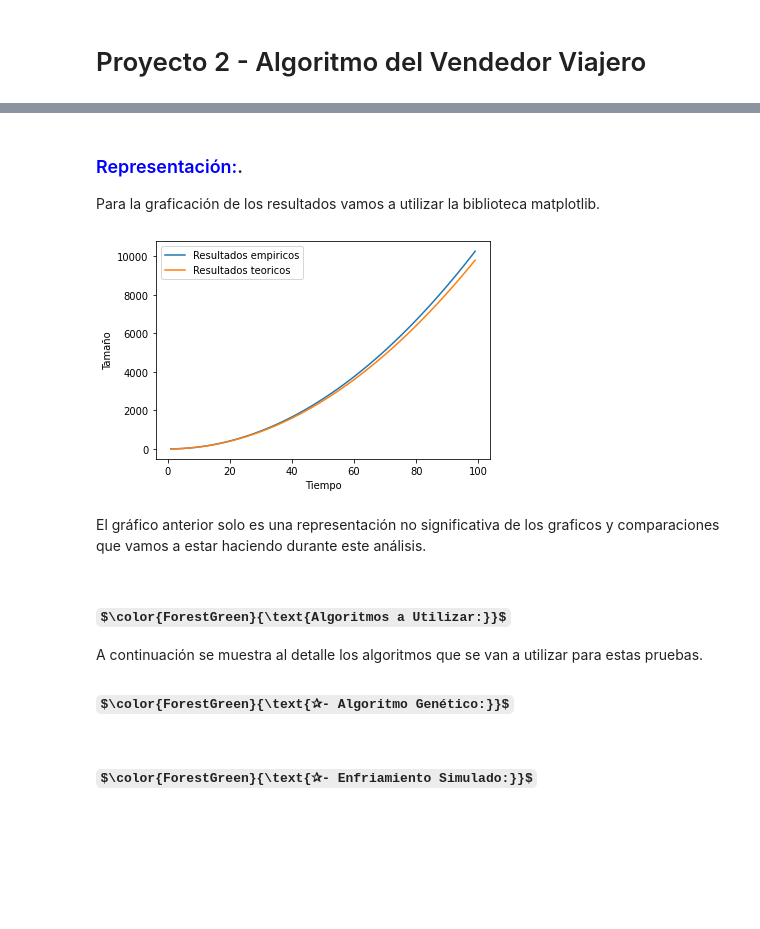
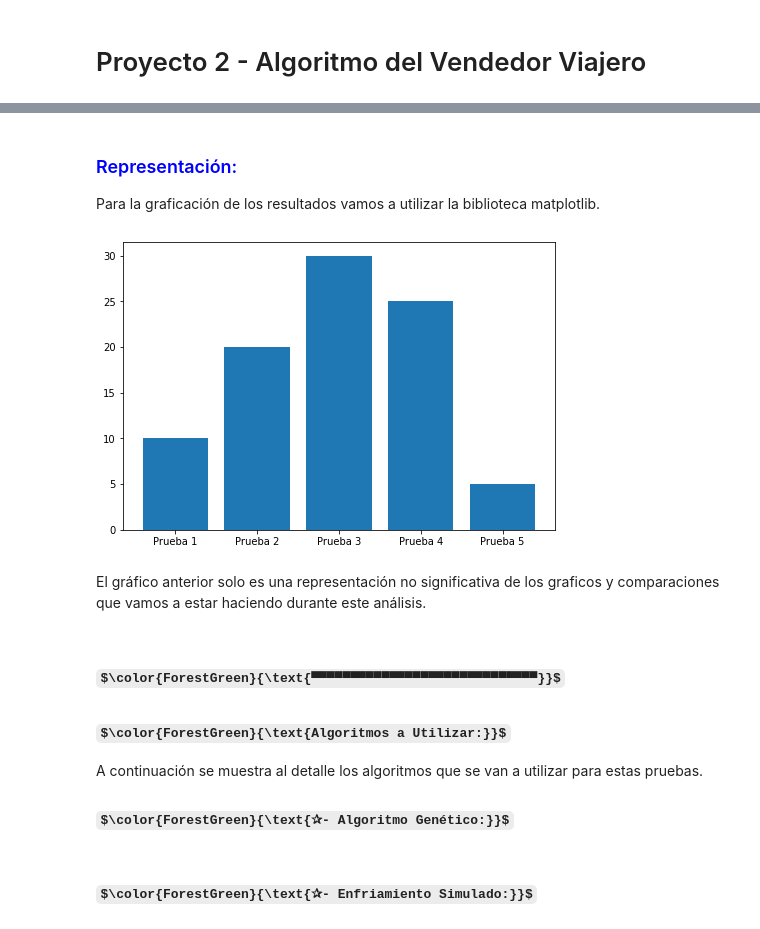
Before and after one commit to IC-3002/ic-3002-2020ii-p2-pseint, a Jupyter notebook: Cuaderno_Proyecto2.ipynb, the cells around one changed output, grey strips where cells are left out. Saved outputs shown, nothing was run; the diff lists cells and outputs as text; code cells hidden in the pictures; some formulas as TeX source; blank space fills up the shorter version.

```diff
--- a/Cuaderno_Proyecto2.ipynb
+++ b/Cuaderno_Proyecto2.ipynb
@@ -91,7 +91,7 @@ Adicionalmente, como bien es sabido, existen una gran cantidad de factores que a
     -Sistema Operativo: Ubuntu Linux 18.04.5 LTS de 64 bits.
     -Memoria RAM: 32 Gb.
 # %% [markdown]
-### <span style="color:blue">Representación:</span>.
+### <span style="color:blue">Representación:</span>
 
 
 Para la graficación de los resultados vamos a utilizar la biblioteca matplotlib.
@@ -104,11 +97,0 @@ ys_2 = [x ** 2 for x in xs]
-# %%
-import matplotlib.pyplot as plt
-
-plt.plot(xs, ys_1, label = 'Resultados empiricos')
-plt.plot(xs, ys_2, label = 'Resultados teoricos')
-plt.ylabel('Tamaño')
-plt.xlabel('Tiempo')
-plt.legend(loc = 2)
-plt.show()
-# %% [output]
-[figure, removed]
@@ -115,7 +101,18 @@ plt.show()
+# %%
+fig = plt.figure()
+ax = fig.add_axes([0,0,1,1])
+langs = ['Prueba 1', 'Prueba 2', 'Prueba 3', 'Prueba 4', 'Prueba 5']
+students = [10,20,30,25,5]
+ax.bar(langs,students)
+plt.show()
+# %% [output]
+[figure, added]
 # %% [markdown]
 El gráfico anterior solo es una representación no significativa de los graficos y comparaciones que vamos a estar haciendo durante este análisis.
 # %% [markdown]
+## $\color{ForestGreen}{\text{▀▀▀▀▀▀▀▀▀▀▀▀▀▀▀▀▀▀▀▀▀▀▀▀▀▀▀▀▀}}$
 ### $\color{ForestGreen}{\text{Algoritmos a Utilizar:}}$
+
 A continuación se muestra al detalle los algoritmos que se van a utilizar para estas pruebas.
 
 
```
Also changed, not shown: parts of 73 cells of this notebook, 1 other file.
